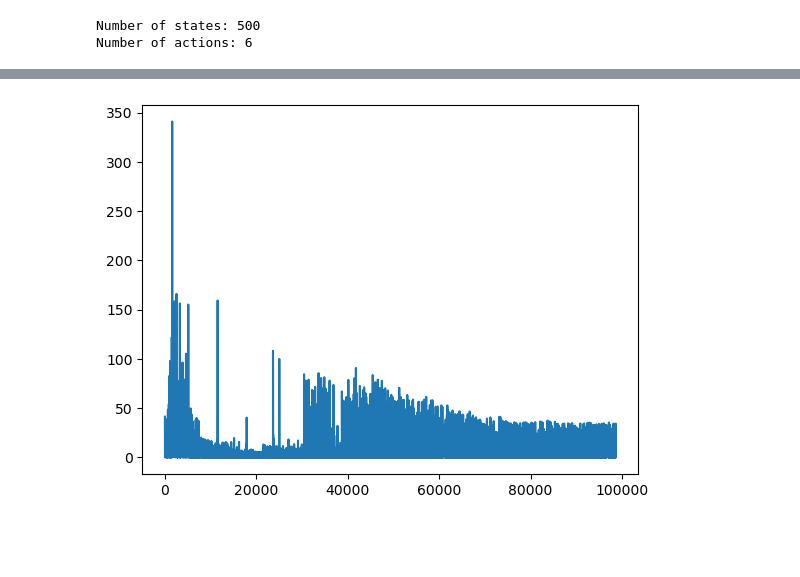
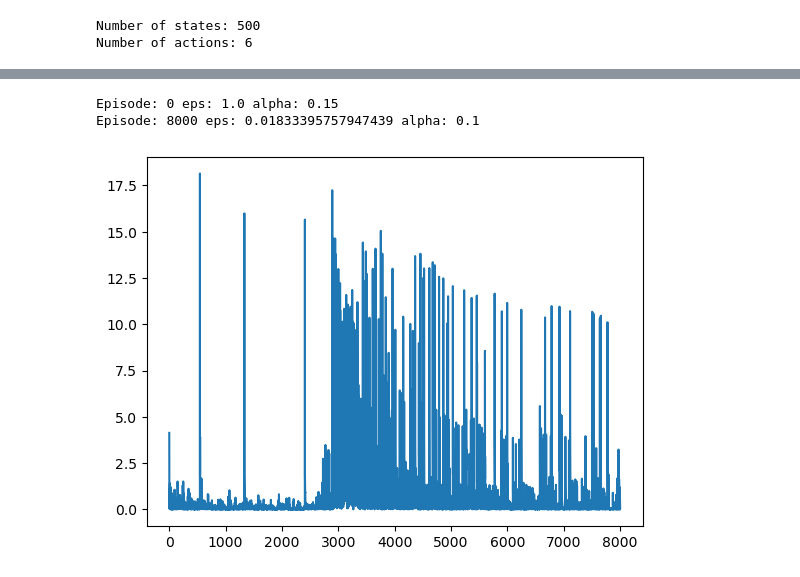
Before and after one commit to sudislife/Semi-Gradient-SARSA-and-Semi-Gradient-TD-lambda-on-Taxi-v3, a Jupyter notebook: Task 7.1D.ipynb, the cells around one changed output, grey strips where cells are left out. Drawn from its saved outputs; the diff is of its cells as text; code cells hidden in the pictures; blank space fills up the shorter version.

Commit message:
Implemented both Semi-Gradient SARSA(0) and Semi-Gradient TD(lambda)

```diff
--- a/Task 7.1D.ipynb
+++ b/Task 7.1D.ipynb
@@ -49,7 +27,0 @@ The algorithm is run for 1000 episodes and the average reward per episode is plo
-# %%
-def random_action(a, eps=0.1):
-    p = np.random.rand()
-    if p < eps:
-        return np.random.choice([0, 1, 2, 3, 4, 5])
-    else:
-        return a
@@ -238,5 +237,0 @@ State: (1, 4, 3)  Action: 5 Reward: 30
-# %%
-plt.plot(deltas)
-plt.show()
-# %% [output]
-[figure, removed]
@@ -252,0 +238,7 @@ for state in states:
+# %%
+model = SemiGradientSarsa(env_name, alpha=0.15)
+model.train(num_episodes=8001, render_every=8000)
+# %% [output]
+Episode: 0 eps: 1.0 alpha: 0.15
+Episode: 8000 eps: 0.01833395757947439 alpha: 0.1
+[figure, added]
```
Also changed, not shown: parts of 24 cells of this notebook, 1 other file.
